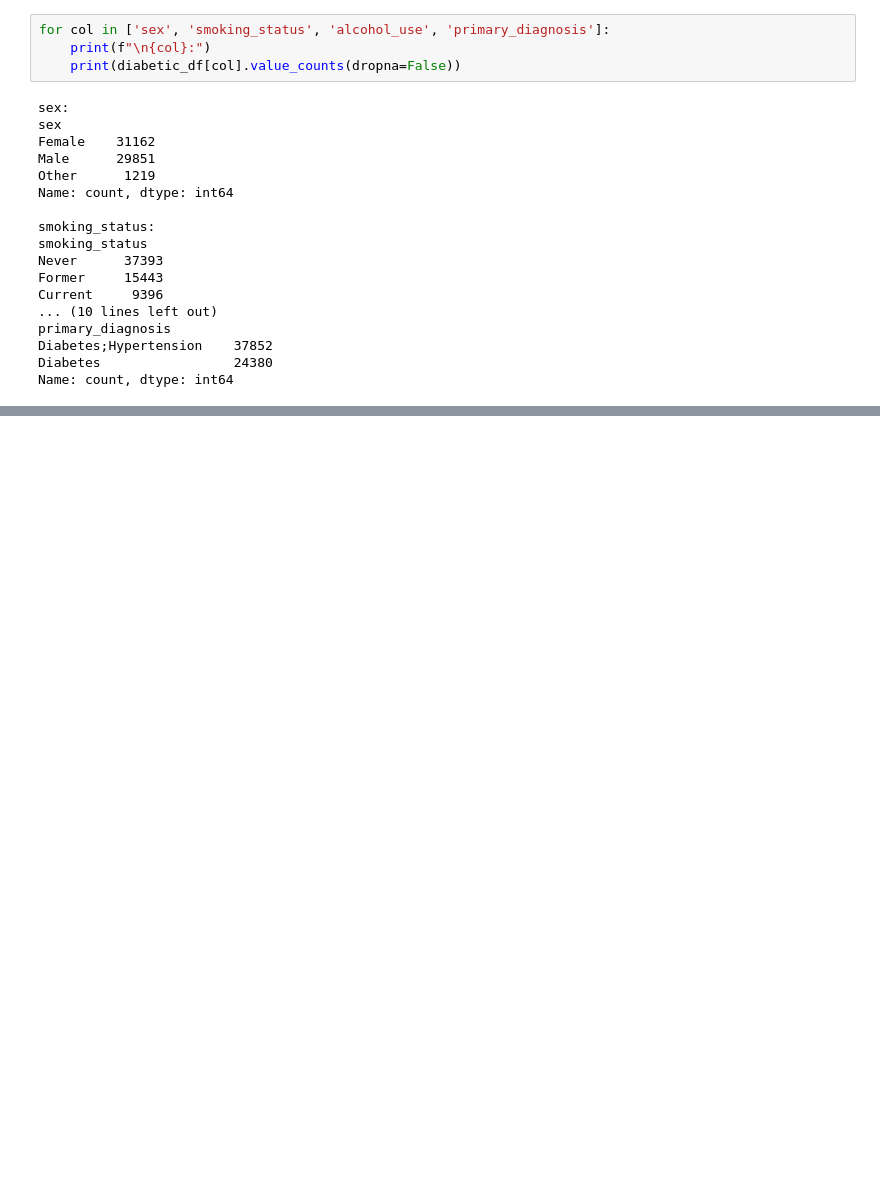
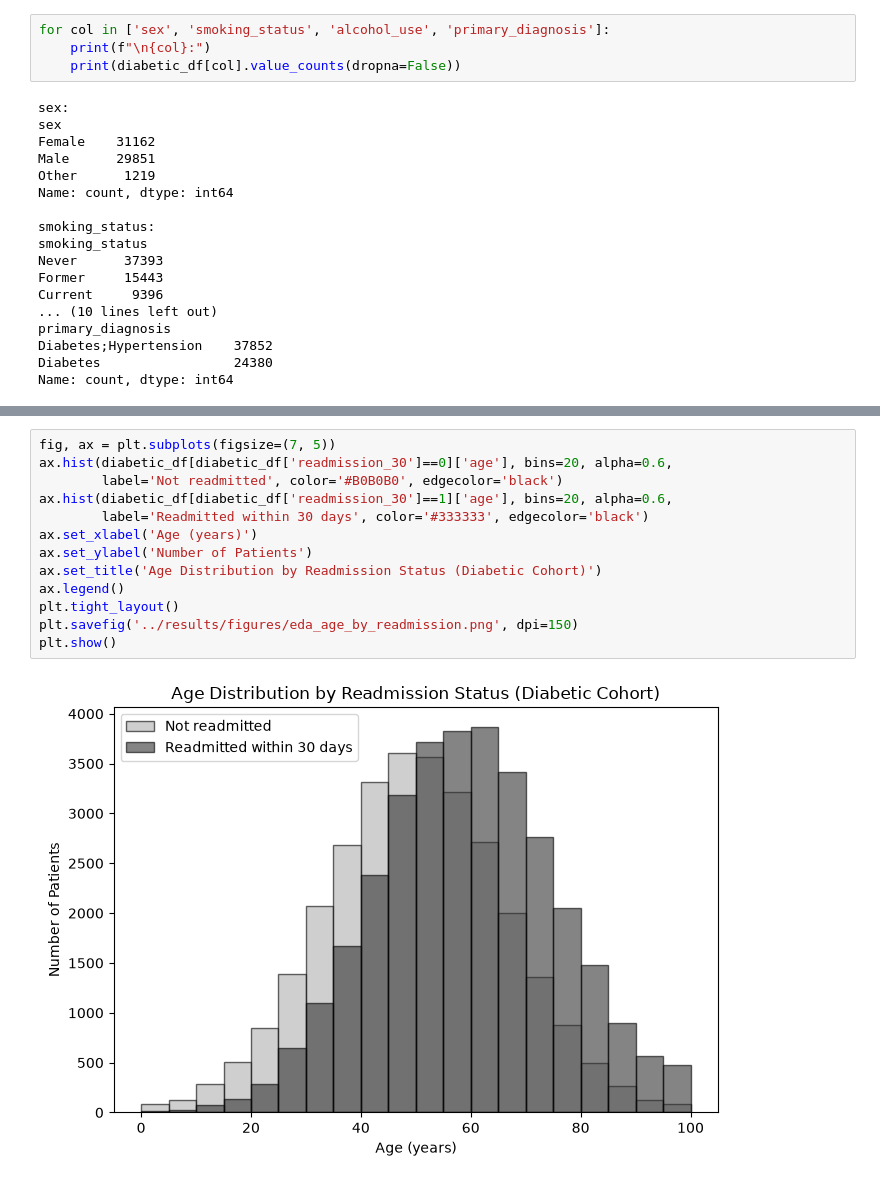
Before and after one commit to HamnaHaleem/medialert, a Jupyter notebook: notebooks/01_eda.ipynb, the cells around one changed output, grey strips where cells are left out. Cells and saved outputs as stored; diff of their text form; blank space fills up the shorter version.

```diff
--- a/notebooks/01_eda.ipynb
+++ b/notebooks/01_eda.ipynb
@@ -103,0 +157,15 @@ diabetic_df.describe()
+# %%
+fig, ax = plt.subplots(figsize=(7, 5))
+ax.hist(diabetic_df[diabetic_df['readmission_30']==0]['age'], bins=20, alpha=0.6,
+        label='Not readmitted', color='#B0B0B0', edgecolor='black')
+ax.hist(diabetic_df[diabetic_df['readmission_30']==1]['age'], bins=20, alpha=0.6,
+        label='Readmitted within 30 days', color='#333333', edgecolor='black')
+ax.set_xlabel('Age (years)')
+ax.set_ylabel('Number of Patients')
+ax.set_title('Age Distribution by Readmission Status (Diabetic Cohort)')
+ax.legend()
+plt.tight_layout()
+plt.savefig('../results/figures/eda_age_by_readmission.png', dpi=150)
+plt.show()
+# %% [output]
+[figure, added]
```
Also changed, not shown: parts of 3 cells of this notebook, 3 other files.
